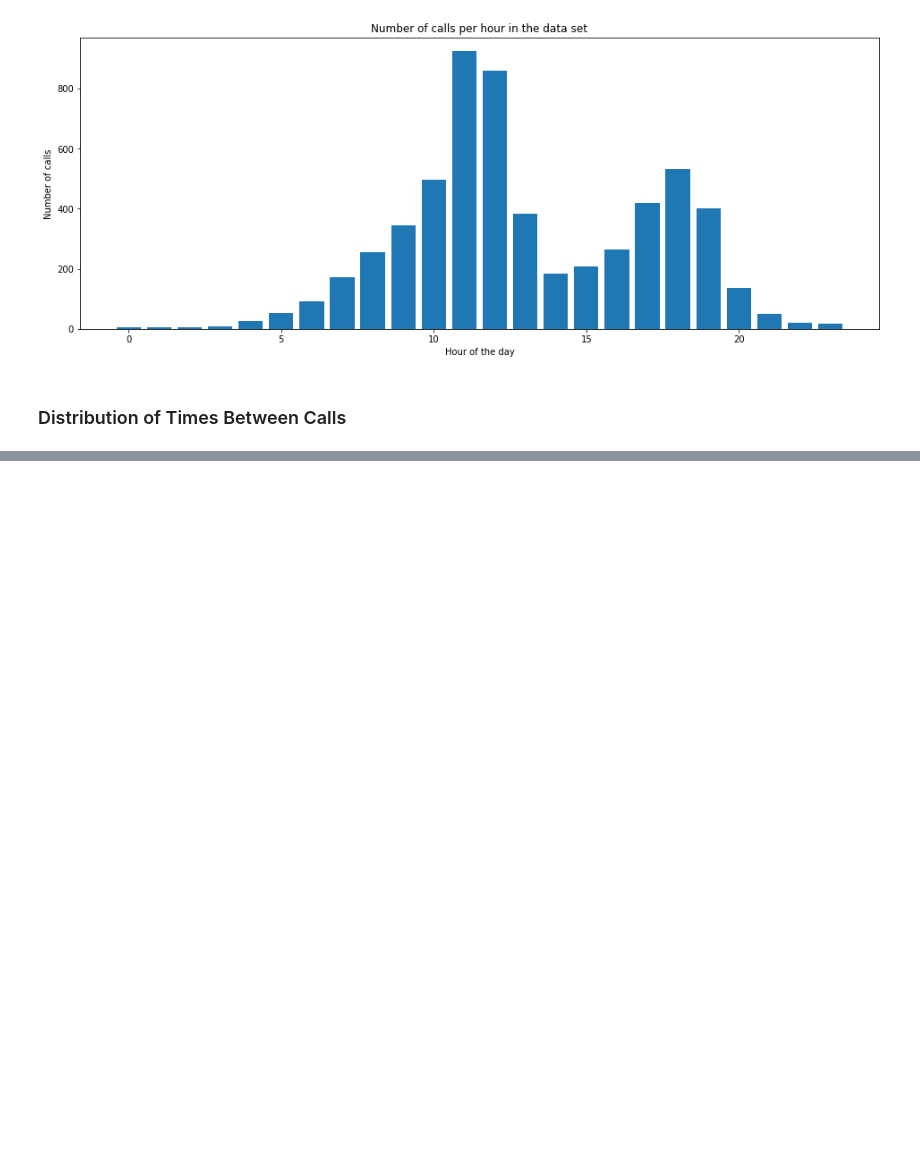
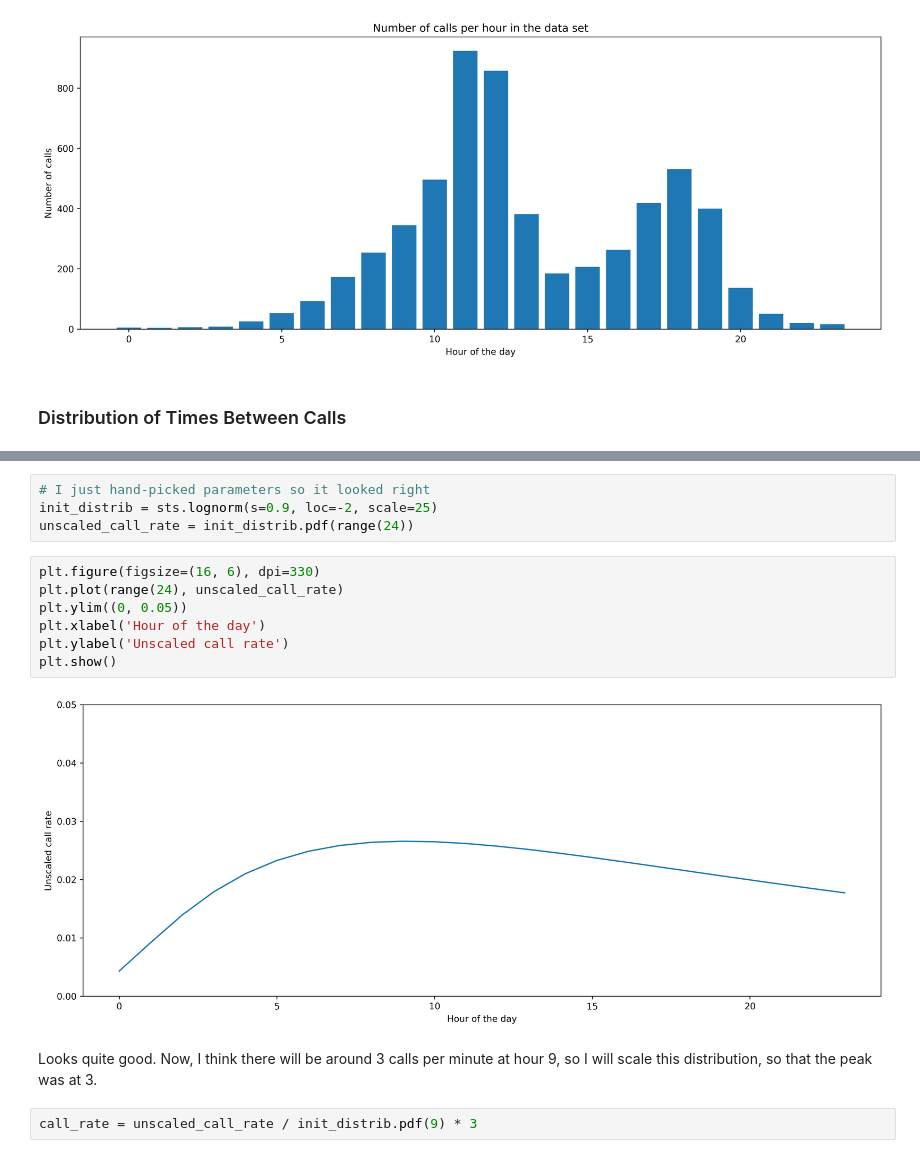
Before and after one commit to Munchic/cs146, a Jupyter notebook: Assignment 2.ipynb, the cells around one changed output, grey strips where cells are left out. Drawn from its saved outputs; the diff is of its cells as text; blank space fills up the shorter version.

```diff
--- a/Assignment 2.ipynb
+++ b/Assignment 2.ipynb
@@ -61,0 +105,17 @@ plt.show()
+# %%
+# I just hand-picked parameters so it looked right
+init_distrib = sts.lognorm(s=0.9, loc=-2, scale=25)
+unscaled_call_rate = init_distrib.pdf(range(24))
+# %%
+plt.figure(figsize=(16, 6), dpi=330)
+plt.plot(range(24), unscaled_call_rate)
+plt.ylim((0, 0.05))
+plt.xlabel('Hour of the day')
+plt.ylabel('Unscaled call rate')
+plt.show()
+# %% [output]
+[figure, added]
+# %% [markdown]
+Looks quite good. Now, I think there will be around 3 calls per minute at hour 9, so I will scale this distribution, so that the peak was at 3.
+# %%
+call_rate = unscaled_call_rate / init_distrib.pdf(9) * 3
```
Also changed, not shown: parts of 23 cells of this notebook, 3 other files.
